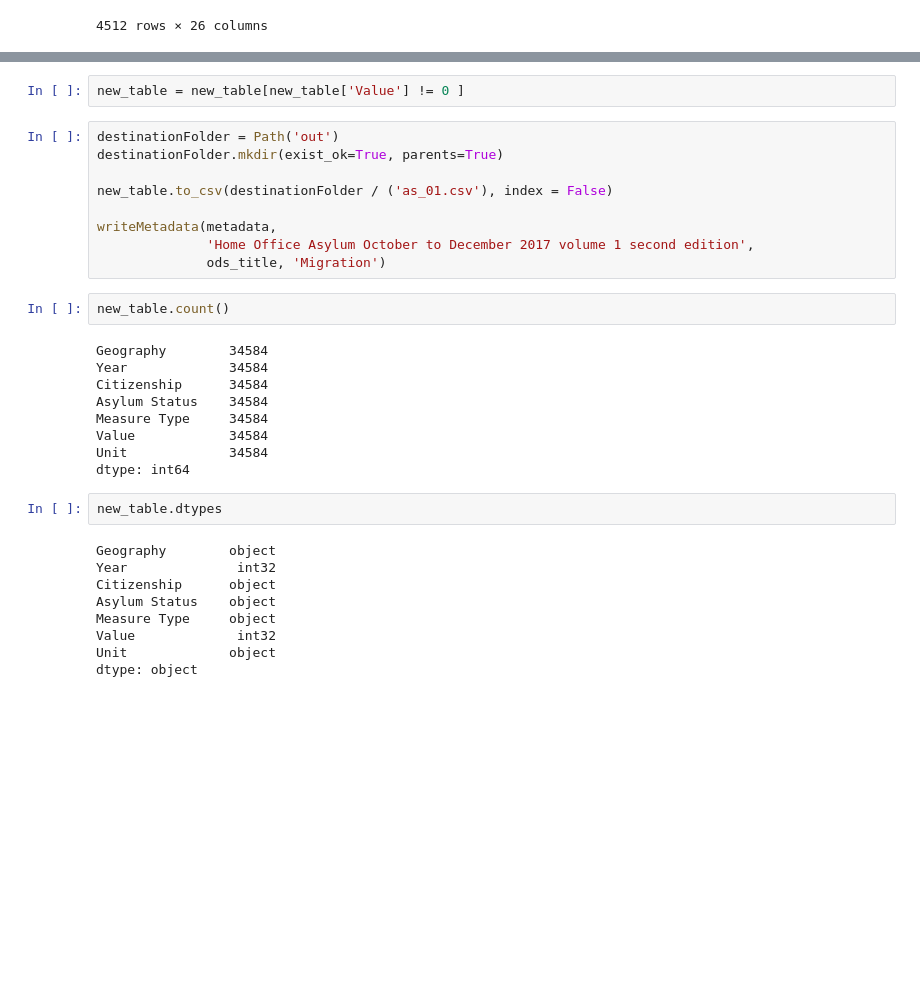
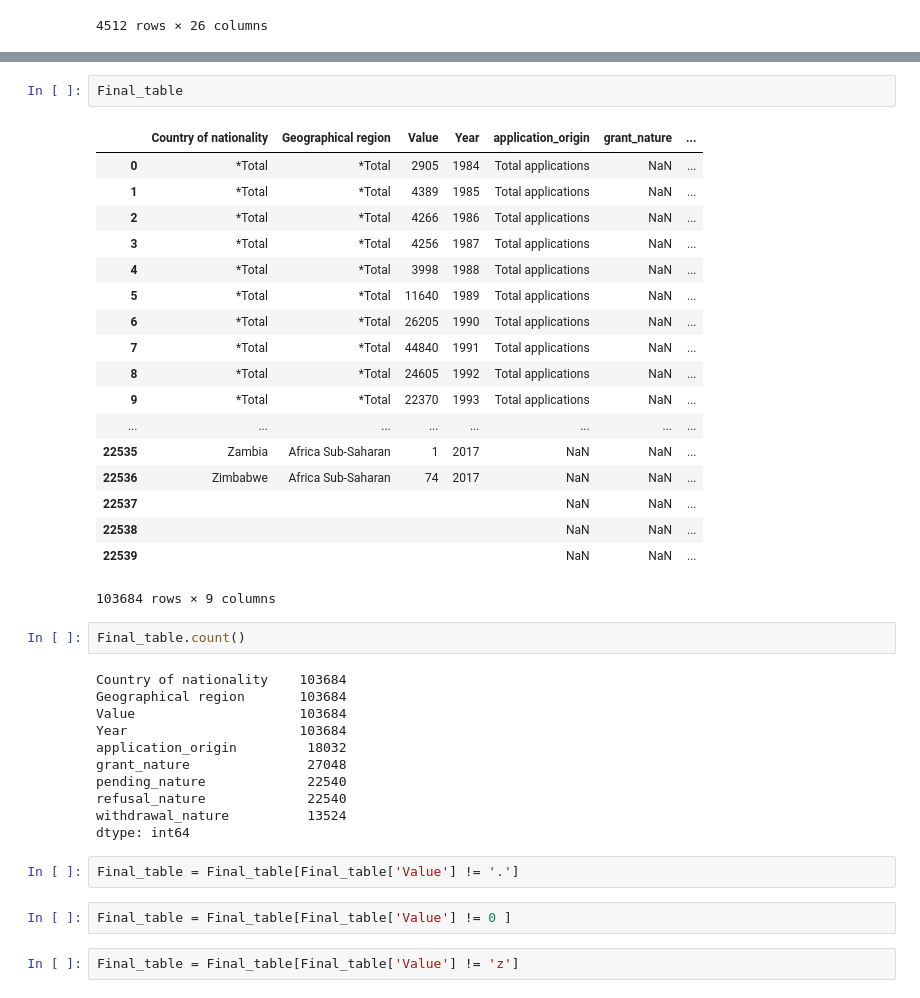
Before and after one commit to GSS-Cogs/HO-entry-visas, a Jupyter notebook: Home Office, Immigration Statistics October to December 2016, Asylum table as 01 q.ipynb, the cells around one changed output, grey strips where cells are left out. Cells and saved outputs as stored; diff of their text form; blank space fills up the shorter version.

```diff
--- a/Home Office, Immigration Statistics October to December 2016, Asylum table as 01 q.ipynb
+++ b/Home Office, Immigration Statistics October to December 2016, Asylum table as 01 q.ipynb
@@ -168,33 +70,40 @@ new_table.head()
-# %%
-new_table = new_table[new_table['Value'] != 0 ]
-# %%
-destinationFolder = Path('out')
-destinationFolder.mkdir(exist_ok=True, parents=True)
-
-new_table.to_csv(destinationFolder / ('as_01.csv'), index = False)
-
-writeMetadata(metadata,
-              'Home Office Asylum October to December 2017 volume 1 second edition',
-              ods_title, 'Migration')
-# %%
-new_table.count()
-# %% [output]
-Geography        34584
-Year             34584
-Citizenship      34584
-Asylum Status    34584
-Measure Type     34584
-Value            34584
-Unit             34584
-dtype: int64
-# %%
-new_table.dtypes
-# %% [output]
-Geography        object
-Year              int32
-Citizenship      object
-Asylum Status    object
-Measure Type     object
-Value             int32
-Unit             object
-dtype: object
+# %%
+Final_table
+# %% [output]
+|  | Country of nationality | Geographical region | Value | Year | application_origin | grant_nature | ... |
+| 0 | *Total | *Total | 2905 | 1984 | Total applications | NaN | ... |
+| 1 | *Total | *Total | 4389 | 1985 | Total applications | NaN | ... |
+| 2 | *Total | *Total | 4266 | 1986 | Total applications | NaN | ... |
+| 3 | *Total | *Total | 4256 | 1987 | Total applications | NaN | ... |
+| 4 | *Total | *Total | 3998 | 1988 | Total applications | NaN | ... |
+| 5 | *Total | *Total | 11640 | 1989 | Total applications | NaN | ... |
+| 6 | *Total | *Total | 26205 | 1990 | Total applications | NaN | ... |
+| 7 | *Total | *Total | 44840 | 1991 | Total applications | NaN | ... |
+| 8 | *Total | *Total | 24605 | 1992 | Total applications | NaN | ... |
+| 9 | *Total | *Total | 22370 | 1993 | Total applications | NaN | ... |
+| ... | ... | ... | ... | ... | ... | ... | ... |
+| 22535 | Zambia | Africa Sub-Saharan | 1 | 2017 | NaN | NaN | ... |
+| 22536 | Zimbabwe | Africa Sub-Saharan | 74 | 2017 | NaN | NaN | ... |
+| 22537 |  |  |  |  | NaN | NaN | ... |
+| 22538 |  |  |  |  | NaN | NaN | ... |
+| 22539 |  |  |  |  | NaN | NaN | ... |
+103684 rows × 9 columns
+# %%
+Final_table.count()
+# %% [output]
+Country of nationality    103684
+Geographical region       103684
+Value                     103684
+Year                      103684
+application_origin         18032
+grant_nature               27048
+pending_nature             22540
+refusal_nature             22540
+withdrawal_nature          13524
+dtype: int64
+# %%
+Final_table = Final_table[Final_table['Value'] != '.']
+# %%
+Final_table = Final_table[Final_table['Value'] != 0 ]
+# %%
+Final_table = Final_table[Final_table['Value'] != 'z']
```
Also changed, not shown: parts of 50 cells of this notebook.
